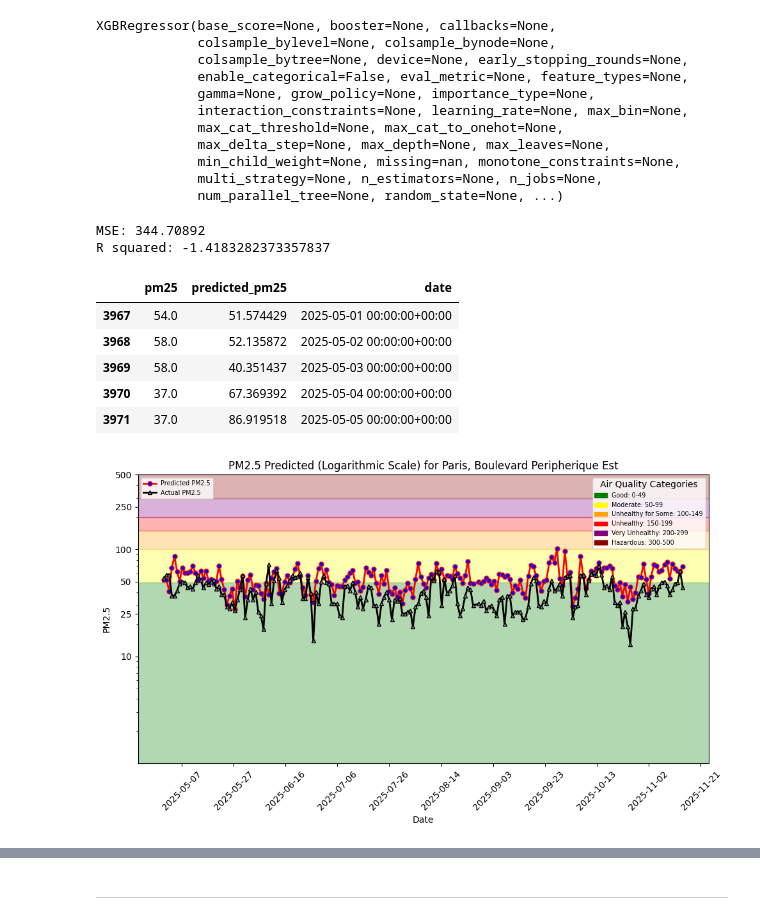
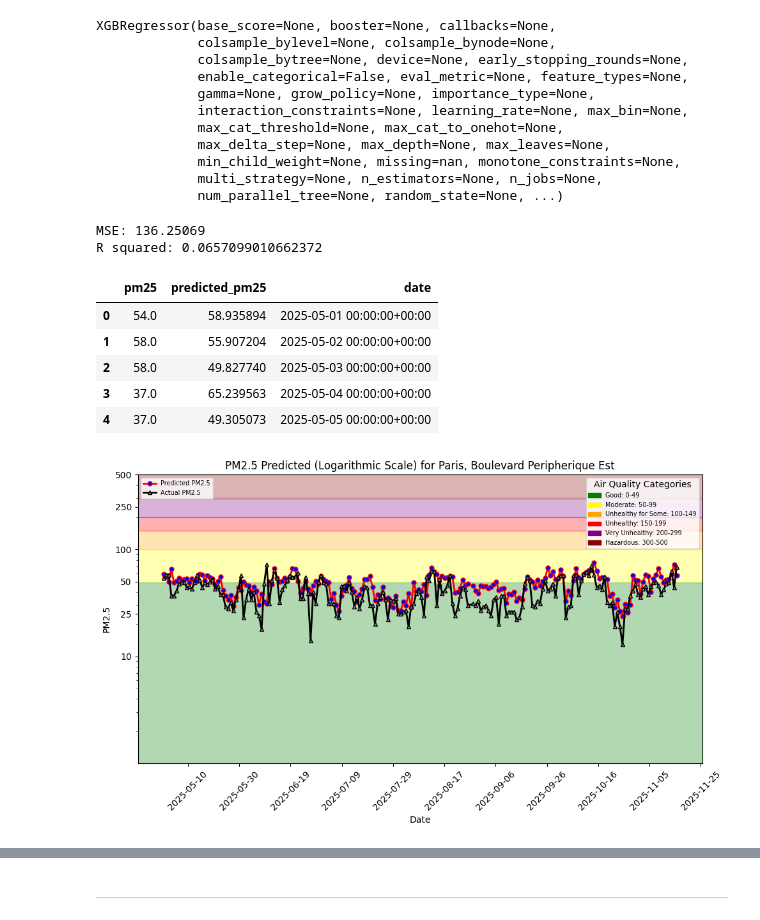
Before and after one commit to LawLv/id2223-lab1-airquality, a Jupyter notebook: notebooks/airquality/3_air_quality_training_pipeline.ipynb, the cells around one changed output, grey strips where cells are left out. Drawn from its saved outputs; the diff is of its cells as text; code cells hidden in the pictures.

```diff
--- a/notebooks/airquality/3_air_quality_training_pipeline.ipynb
+++ b/notebooks/airquality/3_air_quality_training_pipeline.ipynb
@@ -217,17 +272,22 @@ XGBRegressor(base_score=None, booster=None, callbacks=None,
              multi_strategy=None, n_estimators=None, n_jobs=None,
              num_parallel_tree=None, random_state=None, ...)
 # %%
+import numpy as np
 # Predicting target values on the test set
 y_pred = xgb_regressor.predict(X_test_features)
 
+# 以预测长度为准做对齐
+n = len(y_pred)
+y_true = np.asarray(y_test)[:n]
+
 # Calculating Mean Squared Error (MSE) using sklearn
-mse = mean_squared_error(y_test.iloc[:,0], y_pred)
+mse = mean_squared_error(y_true, y_pred)
 print("MSE:", mse)
 
 # Calculating R squared using sklearn
-r2 = r2_score(y_test.iloc[:,0], y_pred)
+r2 = r2_score(y_true, y_pred)
 print("R squared:", r2)
 # %% [output]
-MSE: 344.70892
-R squared: -1.4183282373357837
+MSE: 136.25069
+R squared: 0.0657099010662372
 # %%
@@ -236,14 +301,24 @@ df['predicted_pm25'] = y_pred
 # %%
-df['date'] = X_test['date']
-df = df.sort_values(by=['date'])
-df.head(5)
+# df['date'] = X_test['date']
+# df = df.sort_values(by=['date'])
+# df.head(5)
+n = len(y_pred)
+
+eval_df = pd.DataFrame({
+    "pm25": np.asarray(y_test)[:n],
+    "predicted_pm25": y_pred,
+    "date": np.asarray(X_test["date"])[:n],
+})
+
+eval_df = eval_df.sort_values("date").reset_index(drop=True)
+eval_df.head(5)
 # %% [output]
 |  | pm25 | predicted_pm25 | date |
-| 3967 | 54.0 | 51.574429 | 2025-05-01 00:00:00+00:00 |
-| 3968 | 58.0 | 52.135872 | 2025-05-02 00:00:00+00:00 |
-| 3969 | 58.0 | 40.351437 | 2025-05-03 00:00:00+00:00 |
-| 3970 | 37.0 | 67.369392 | 2025-05-04 00:00:00+00:00 |
-| 3971 | 37.0 | 86.919518 | 2025-05-05 00:00:00+00:00 |
+| 0 | 54.0 | 58.935894 | 2025-05-01 00:00:00+00:00 |
+| 1 | 58.0 | 55.907204 | 2025-05-02 00:00:00+00:00 |
+| 2 | 58.0 | 49.827740 | 2025-05-03 00:00:00+00:00 |
+| 3 | 37.0 | 65.239563 | 2025-05-04 00:00:00+00:00 |
+| 4 | 37.0 | 49.305073 | 2025-05-05 00:00:00+00:00 |
 # %%
 # Creating a directory for the model artifacts if it doesn't exist
 model_dir = "air_quality_model"
@@ -254,10 +329,10 @@ if not os.path.exists(images_dir):
     os.mkdir(images_dir)
 # %%
 file_path = images_dir + "/pm25_hindcast.png"
-plt = util.plot_air_quality_forecast(city, street, df, file_path, hindcast=True)
+plt = util.plot_air_quality_forecast(city, street, eval_df, file_path, hindcast=True)
 plt.show()
 # %% [output]
-[figure, old version]
+[figure, new version]
 # %%
 # Plotting feature importances using the plot_importance function from XGBoost
 plot_importance(xgb_regressor)
```
Also changed, not shown: parts of 10 cells of this notebook, 6 other files.
